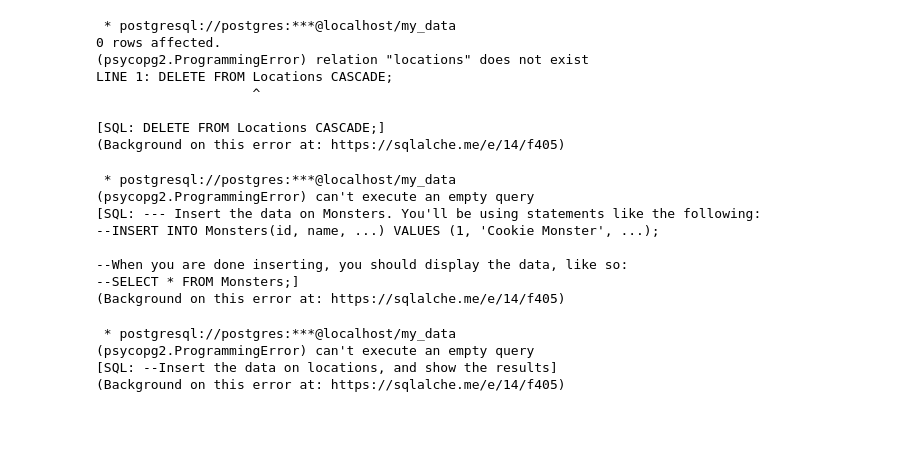
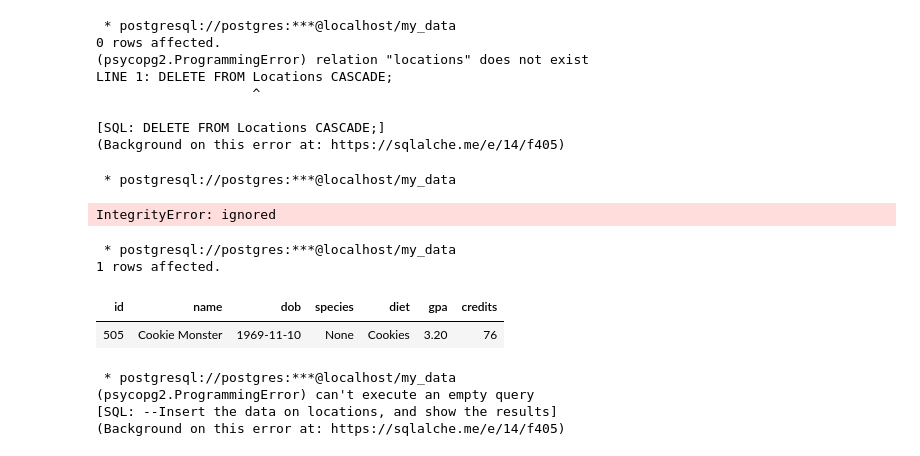
Before and after one commit to brendanpshea/database_class, a Jupyter notebook: Database_and_SQL_Final_Project_Pt_2.ipynb, the cells around one changed output. Saved outputs shown, nothing was run; the diff lists cells and outputs as text; code cells hidden in the pictures; blank space fills up the shorter version.

```diff
--- a/Database_and_SQL_Final_Project_Pt_2.ipynb
+++ b/Database_and_SQL_Final_Project_Pt_2.ipynb
@@ -370,15 +385,20 @@ LINE 1: DELETE FROM Locations CASCADE;
 
 --When you are done inserting, you should display the data, like so:
 --SELECT * FROM Monsters;
+
+INSERT INTO Monsters(id, name, dob, species, diet, GPA, credits)
+ VALUES(505, 'Cookie Monster', '1969-11-10', NULL, 'Cookies', 3.2, 76);
 # %% [output]
  * postgresql://postgres:***@localhost/my_data
-(psycopg2.ProgrammingError) can't execute an empty query
-[SQL: --- Insert the data on Monsters. You'll be using statements like the following:
---INSERT INTO Monsters(id, name, ...) VALUES (1, 'Cookie Monster', ...);
-
---When you are done inserting, you should display the data, like so:
---SELECT * FROM Monsters;]
-(Background on this error at: https://sqlalche.me/e/14/f405)
+IntegrityError: ignored
+# %%
+%%sql
+SELECT * FROM Monsters;
+# %% [output]
+ * postgresql://postgres:***@localhost/my_data
+1 rows affected.
+| id | name | dob | species | diet | gpa | credits |
+| 505 | Cookie Monster | 1969-11-10 | None | Cookies | 3.20 | 76 |
 # %%
 %%sql
 --Insert the data on locations, and show the results
```
Also changed, not shown: parts of 3 cells of this notebook.
